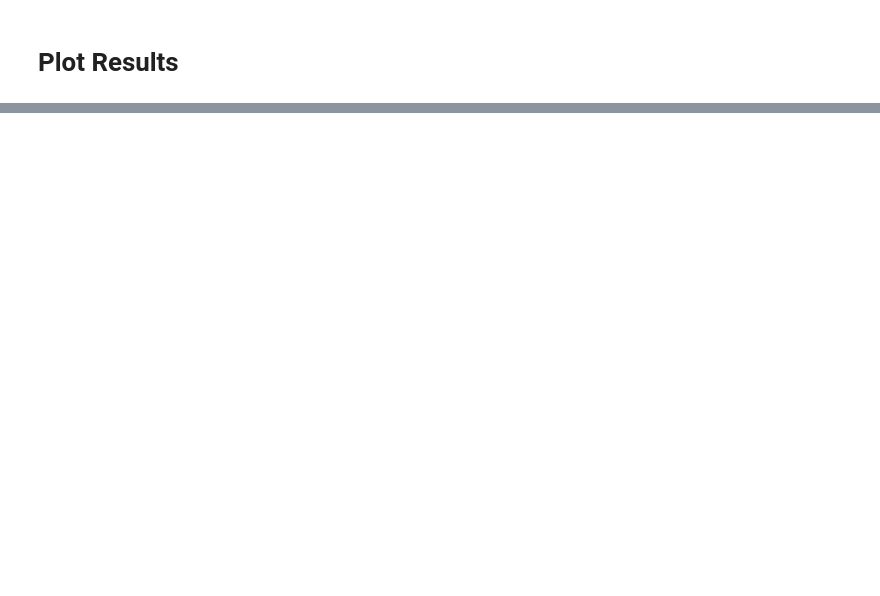
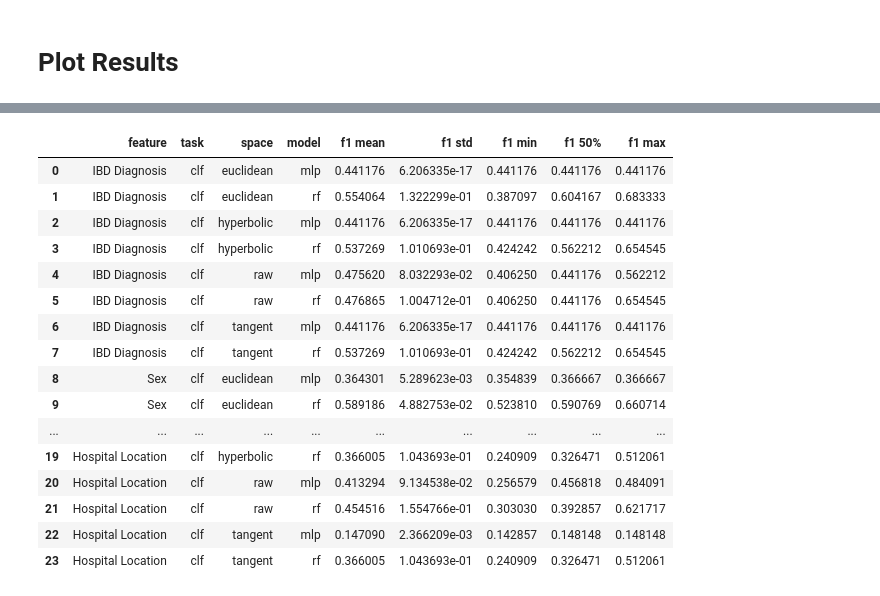
Before and after one commit to ez2rok/mixture_embeddings, a Jupyter notebook: src/classifiers/test_classifier.ipynb, the cells around one changed output, grey strips where cells are left out. Cells and saved outputs as stored; diff of their text form; code cells hidden in the pictures; blank space fills up the shorter version.

Commit message:
use mlp and rf as classifiers

```diff
--- a/src/classifiers/test_classifier.ipynb
+++ b/src/classifiers/test_classifier.ipynb
@@ -89,7 +89,7 @@ feature_to_task = {
 
 task_to_models = {
     'clf': {
-        # 'rf': RandomForestClassifier(random_state=seed),
+        'rf': RandomForestClassifier(random_state=seed),
         # 'dummy': DummyClassifier(),
         'mlp': MLP(duration='100ep')
         },
@@ -165,12 +184,35 @@ df
 # %%
 group = df.groupby(['feature', 'task', 'space', 'model'])
-group_describe = group.describe(percentiles=[])
-group_describe = group_describe.drop(columns=['split'])
-group_describe.columns = [' '.join(column).strip() for column in group_describe.columns]
-group_describe = group_describe.reset_index()
-group_describe = group_describe.drop(columns=[column for column in group_describe.columns if 'count' in column])
-df2 = group_describe
+df2 = group.describe(percentiles=[])
+df2 = df2.drop(columns=['split'])
+df2.columns = [' '.join(column).strip() for column in df2.columns]
+df2 = df2.reset_index()
+df2 = df2.drop(columns=[column for column in df2.columns if 'count' in column])
+
+# rename features
+df2['feature'][df2['feature'] == 'sex'] = 'Sex'
+df2['feature'][df2['feature'] == 'diagnosis'] = 'IBD Diagnosis'
+df2['feature'][df2['feature'] == 'site_name'] = 'Hospital Location'
+
 df2
+# %% [output]
+|  | feature | task | space | model | f1 mean | f1 std | f1 min | f1 50% | f1 max |
+| 0 | IBD Diagnosis | clf | euclidean | mlp | 0.441176 | 6.206335e-17 | 0.441176 | 0.441176 | 0.441176 |
+| 1 | IBD Diagnosis | clf | euclidean | rf | 0.554064 | 1.322299e-01 | 0.387097 | 0.604167 | 0.683333 |
+| 2 | IBD Diagnosis | clf | hyperbolic | mlp | 0.441176 | 6.206335e-17 | 0.441176 | 0.441176 | 0.441176 |
+| 3 | IBD Diagnosis | clf | hyperbolic | rf | 0.537269 | 1.010693e-01 | 0.424242 | 0.562212 | 0.654545 |
+| 4 | IBD Diagnosis | clf | raw | mlp | 0.475620 | 8.032293e-02 | 0.406250 | 0.441176 | 0.562212 |
+| 5 | IBD Diagnosis | clf | raw | rf | 0.476865 | 1.004712e-01 | 0.406250 | 0.441176 | 0.654545 |
+| 6 | IBD Diagnosis | clf | tangent | mlp | 0.441176 | 6.206335e-17 | 0.441176 | 0.441176 | 0.441176 |
+| 7 | IBD Diagnosis | clf | tangent | rf | 0.537269 | 1.010693e-01 | 0.424242 | 0.562212 | 0.654545 |
+| 8 | Sex | clf | euclidean | mlp | 0.364301 | 5.289623e-03 | 0.354839 | 0.366667 | 0.366667 |
+| 9 | Sex | clf | euclidean | rf | 0.589186 | 4.882753e-02 | 0.523810 | 0.590769 | 0.660714 |
+| ... | ... | ... | ... | ... | ... | ... | ... | ... | ... |
+| 19 | Hospital Location | clf | hyperbolic | rf | 0.366005 | 1.043693e-01 | 0.240909 | 0.326471 | 0.512061 |
+| 20 | Hospital Location | clf | raw | mlp | 0.413294 | 9.134538e-02 | 0.256579 | 0.456818 | 0.484091 |
+| 21 | Hospital Location | clf | raw | rf | 0.454516 | 1.554766e-01 | 0.303030 | 0.392857 | 0.621717 |
+| 22 | Hospital Location | clf | tangent | mlp | 0.147090 | 2.366209e-03 | 0.142857 | 0.148148 | 0.148148 |
+| 23 | Hospital Location | clf | tangent | rf | 0.366005 | 1.043693e-01 | 0.240909 | 0.326471 | 0.512061 |
 # %%
 rf_df = df2[df2['model'] == 'rf']
 dummy_df = df2[df2['model'] == 'dummy']
```
Also changed, not shown: parts of 12 cells of this notebook.
